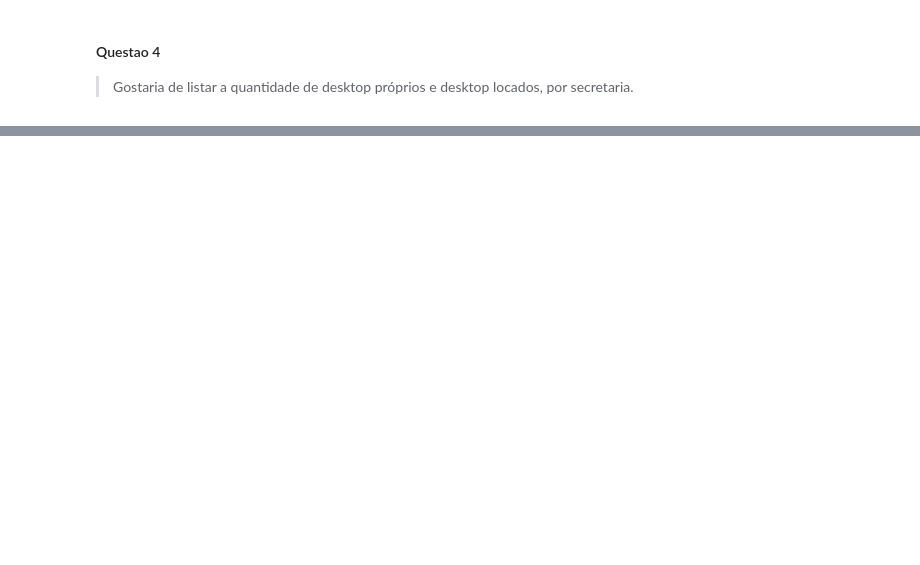
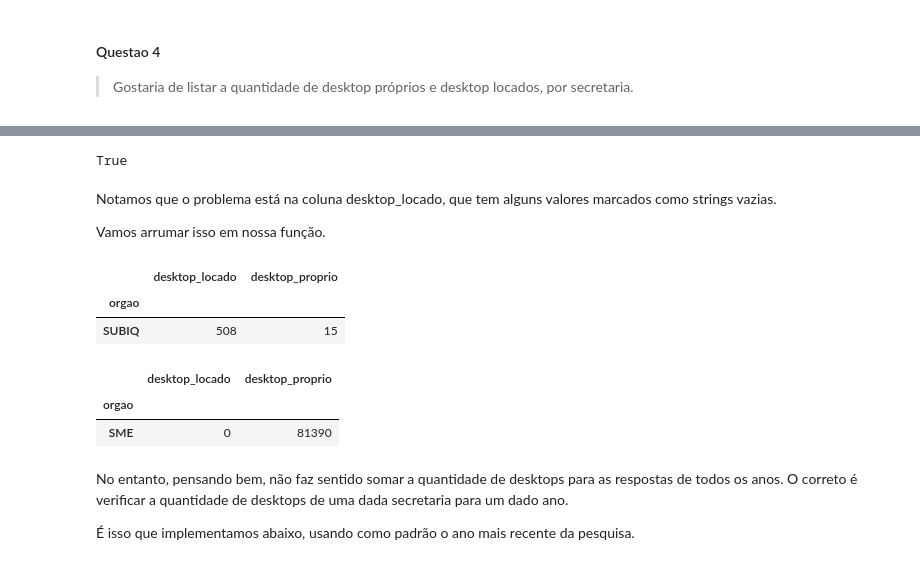
Before and after one commit to h-pgy/desafio_ctd, a Jupyter notebook: respostas_questoes.ipynb, the cells around one changed output, grey strips where cells are left out. Saved outputs shown, nothing was run; the diff lists cells and outputs as text; code cells hidden in the pictures; blank space fills up the shorter version.

```diff
--- a/respostas_questoes.ipynb
+++ b/respostas_questoes.ipynb
@@ -258,0 +308,11 @@ Name: salario, dtype: float64
+# %%
+cols = ['desktop_proprio',
+           'desktop_locado',
+           'desktop_proprio_antigo']
+
+for col in cols:
+    for i, row in df.iterrows():
+        try:
+            float(row[col])
+        except:
+            print(i, col, f'val: {row[col]}')
@@ -258,0 +337,41 @@ Name: salario, dtype: float64
+# %%
+df.loc[48, 'desktop_locado'] == ''
+# %% [output]
+True
+# %% [markdown]
+Notamos que o problema está na coluna desktop_locado, que tem alguns valores marcados como strings vazias.
+
+Vamos arrumar isso em nossa função.
+# %%
+@copy_df
+def questao_4_todos_anos(df):
+
+    cols = ['desktop_proprio',
+           'desktop_locado']
+    #precisa arrumar a tipagem, esta como text no banco
+    for col in cols:
+        df[col] = df[col].apply(lambda x: int(x) if x != '' else 0)
+
+
+    grouped = df.groupby('orgao').sum()[['desktop_locado', 'desktop_proprio']]
+
+
+    return grouped
+# %%
+resp = questao_4_todos_anos(df)
+# %%
+resp[resp['desktop_locado']==resp['desktop_locado'].max()]
+# %% [output]
+|  | desktop_locado | desktop_proprio |
+| orgao |  |  |
+| SUBIQ | 508 | 15 |
+# %%
+resp[resp['desktop_proprio']==resp['desktop_proprio'].max()]
+# %% [output]
+|  | desktop_locado | desktop_proprio |
+| orgao |  |  |
+| SME | 0 | 81390 |
+# %% [markdown]
+No entanto, pensando bem, não faz sentido somar a quantidade de desktops para as respostas de todos os anos. O correto é verificar a quantidade de desktops de uma dada secretaria para um dado ano.
+
+É isso que implementamos abaixo, usando como padrão o ano mais recente da pesquisa.
```
Also changed, not shown: parts of 42 cells of this notebook, 3 other files.
